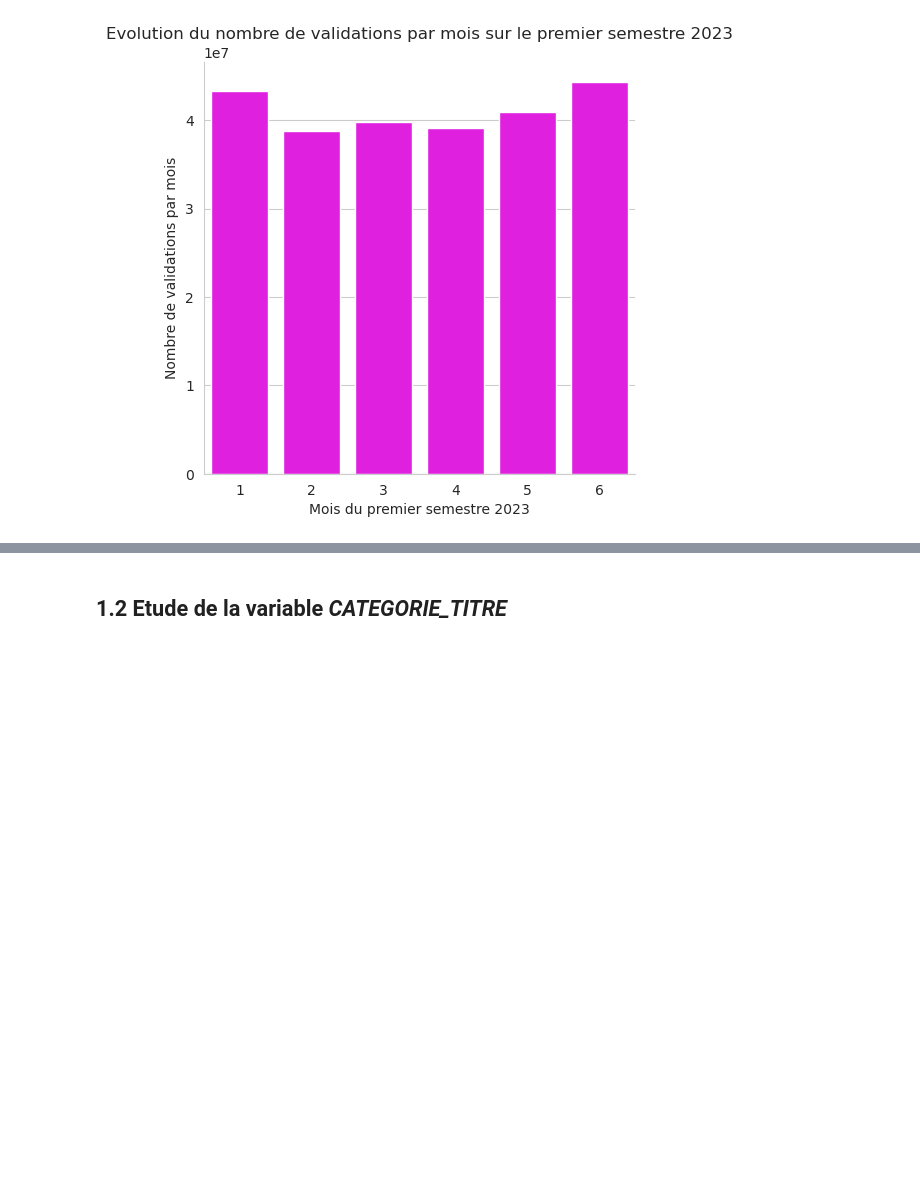
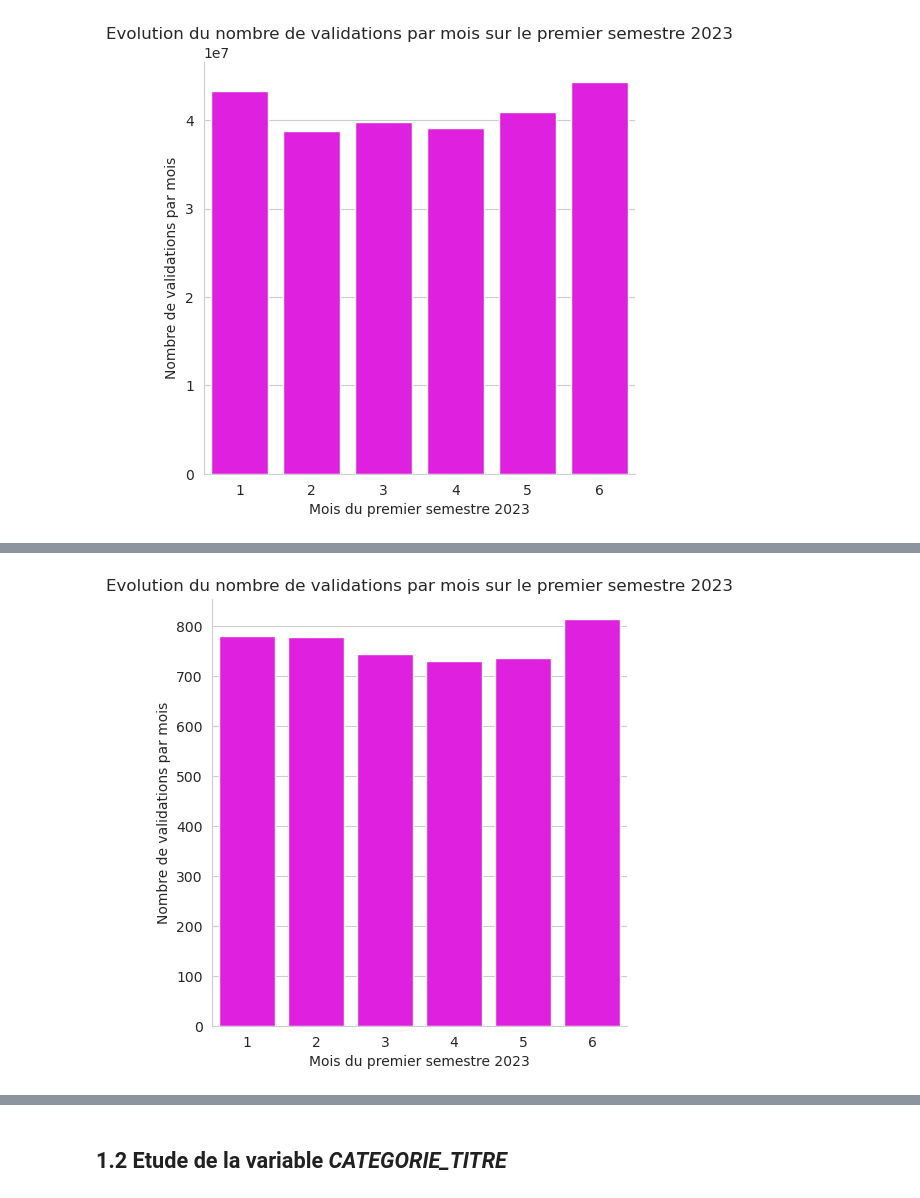
Before and after one commit to jlechat/Frequentation-des-stations-de-TC-en-Ile-de-France, a Jupyter notebook: 2- Statistiques descriptives/Stat_desc_2023.ipynb, the cells around one changed output, grey strips where cells are left out. Drawn from its saved outputs; the diff is of its cells as text; code cells hidden in the pictures; blank space fills up the shorter version.

Commit message:
stat des sur nb validations suite

```diff
--- a/2- Statistiques descriptives/Stat_desc_2023.ipynb
+++ b/2- Statistiques descriptives/Stat_desc_2023.ipynb
@@ -468,6 +466,6 @@ plt.show()
 # %%
 # évolution de la moyenne du nombre de validations par mois
 
-vald_23_RER_moy_mois = validations_23_RER.groupby('Mois')['NB_VALD'].mean()
+vald_23_RER_moy_mois = validations_23_RER.groupby('Mois').agg({'NB_VALD': 'mean'}).reset_index()
 vald_23_RER_moy_mois
 # %% [output]
@@ -474,0 +479,11 @@ NameError: name 'validations_23_RER' is not defined
+# %%
+# graphe de la moyenne du nombre de validations par mois sur le premier semestre 2023
+
+sns.set_style("whitegrid")
+g = sns.catplot(x='Mois', y='NB_VALD', data=vald_23_RER_moy_mois, kind = "bar", height = 5, aspect = 1, color = "magenta")
+g.set_axis_labels('Mois du premier semestre 2023', 'Nombre de validations par mois')
+plt.title('Evolution du nombre de validations par mois sur le premier semestre 2023')
+
+plt.show()
+# %% [output]
+[figure, added]
```
Also changed, not shown: parts of 15 cells of this notebook.
